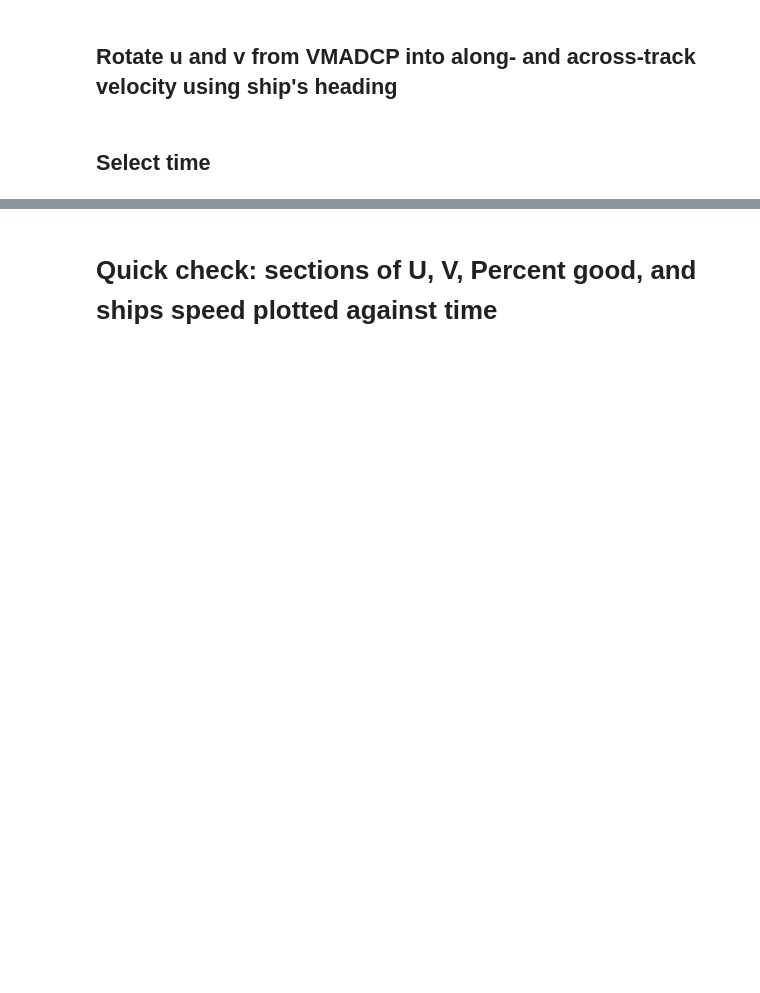
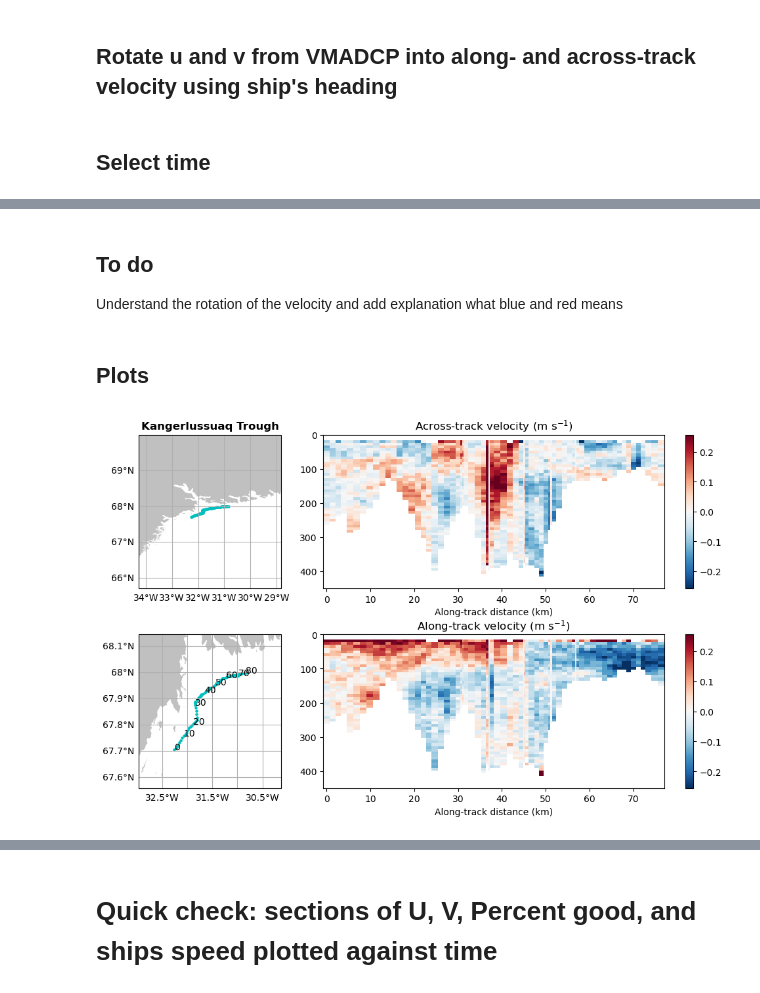
Before and after one commit to jenniferagraham/SD063_Oceanography, a Jupyter notebook: VMADCP/VMADCP_plots.ipynb, the cells around one changed output, grey strips where cells are left out. Drawn from its saved outputs; the diff is of its cells as text; code cells hidden in the pictures; blank space fills up the shorter version.

Commit message:
section plots with distance along track as x-axis of u, v, and rotated velocities accompanied by pretty maps

```diff
--- a/VMADCP/VMADCP_plots.ipynb
+++ b/VMADCP/VMADCP_plots.ipynb
@@ -125,14 +125,0 @@ if ds.sizes.get("time", 0) < 2:
-# %%
-def distance(origin, destination):
-    lat1, lon1 = origin
-    lat2, lon2 = destination
-    radius = 6371 # km
-
-    dlat = math.radians(lat2-lat1)
-    dlon = math.radians(lon2-lon1)
-    a = math.sin(dlat/2) * math.sin(dlat/2) + math.cos(math.radians(lat1)) \
-        * math.cos(math.radians(lat2)) * math.sin(dlon/2) * math.sin(dlon/2)
-    c = 2 * math.atan2(math.sqrt(a), math.sqrt(1-a))
-    d = radius * c
-
-    return d
@@ -138,0 +169,11 @@ def distance(origin, destination):
+# %% [markdown]
+## To do
+
+
+Understand the rotation of the velocity and add explanation what blue and red means
+# %% [markdown]
+## Plots
+# %%
+# Load coastlines for plotting
+greenland_boundary = gpd.read_file(boundary_file)
+greenland_transform = greenland_boundary.to_crs("EPSG:4326")
@@ -138,0 +289,4 @@ def distance(origin, destination):
+# %%
+section_VMADCP(orientation='rotated')
+# %% [output]
+[figure, added]
```
Also changed, not shown: parts of 28 cells of this notebook.
